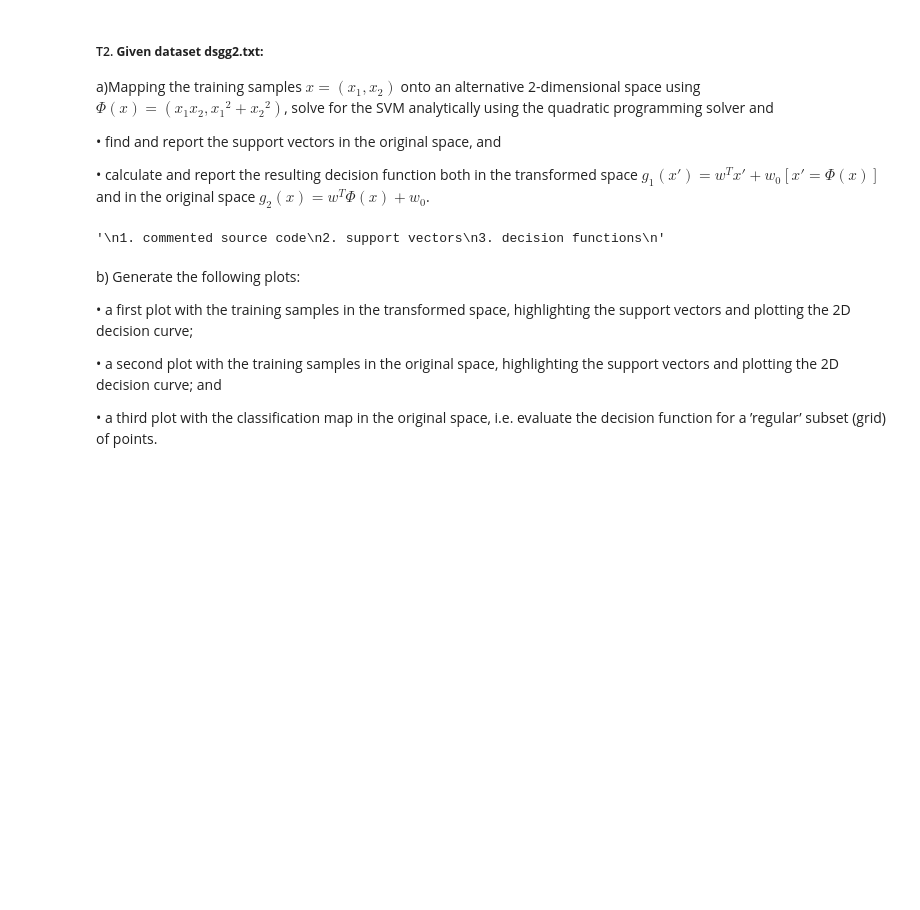
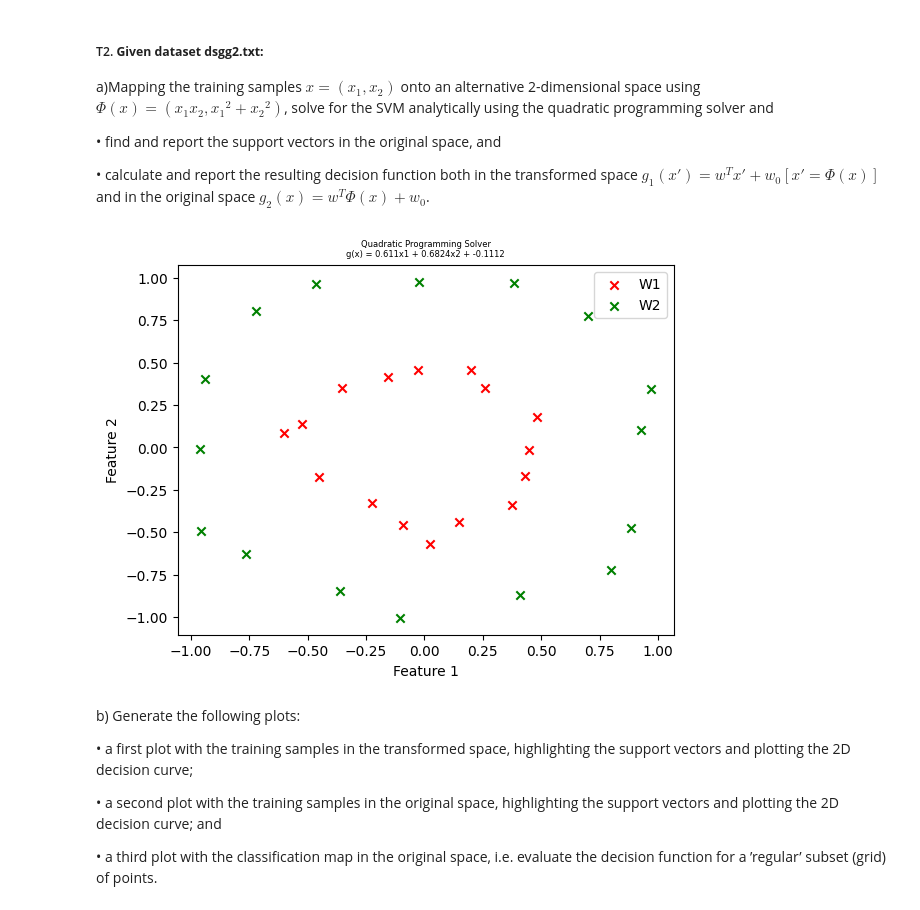
Before and after one commit to pedromartip/Instance-based-learning, a Jupyter notebook: handout_3.ipynb, the cells around one changed output. Cells and saved outputs as stored; diff of their text form; code cells hidden in the pictures; blank space fills up the shorter version.

Commit message:
T2 data represented

```diff
--- a/handout_3.ipynb
+++ b/handout_3.ipynb
@@ -282,11 +282,37 @@ a)Mapping the training samples $x=(x_1,x_2)$ onto an alternative 2-dimensional s
   •	find and report the support vectors in the original space, and
 
   •	calculate and report the resulting decision function both in the transformed space          $g_1(x')=w^T x'+w_0 [x'=Φ(x)]$ and in the original space $g_2 (x)=w^T Φ(x)+w_0$.
-# %%
-'''
-1. commented source code
-2. support vectors
-3. decision functions
-'''
-# %% [output]
-'\n1. commented source code\n2. support vectors\n3. decision functions\n'
+# %%
+'''
+1. commented source code
+2. support vectors
+3. decision functions
+'''
+#Import data
+task = 2
+data = np.loadtxt('ds'+group+str(task)+'.txt')
+X = data[:,0:2]
+oy = data[:,2:3] #CLass labels are 1 for w1 and 0 for w2
+
+y = copy.deepcopy(oy)
+
+for i in y:
+    if i[0] == 0:
+        i[0] = -1 #Change -1 instead 0 to execute the solver otherwise solver didn't work
+
+y = np.squeeze(y)
+
+'''Plot the samples'''
+X1 = X[y == 1.0]  #Points of class w1
+X2 = X[y == -1.0]  #Points of class w2
+
+plt.scatter(X1[:, 0], X1[:, 1], color='red', marker='x', label='W1')  #Plot points of class w1
+plt.scatter(X2[:, 0], X2[:, 1], color='green', marker='x', label='W2')  #Plot points of class w2
+
+plt.xlabel('Feature 1')
+plt.ylabel('Feature 2')
+plt.title(f'Quadratic Programming Solver\ng(x) = {w[0].round(4)}x1 + {w[1].round(4)}x2 + {w0[0].round(4)}', fontsize = 6 )
+plt.legend()
+plt.show()
+# %% [output]
+[figure, added]
```
Also changed, not shown: parts of 1 cell of this notebook.
